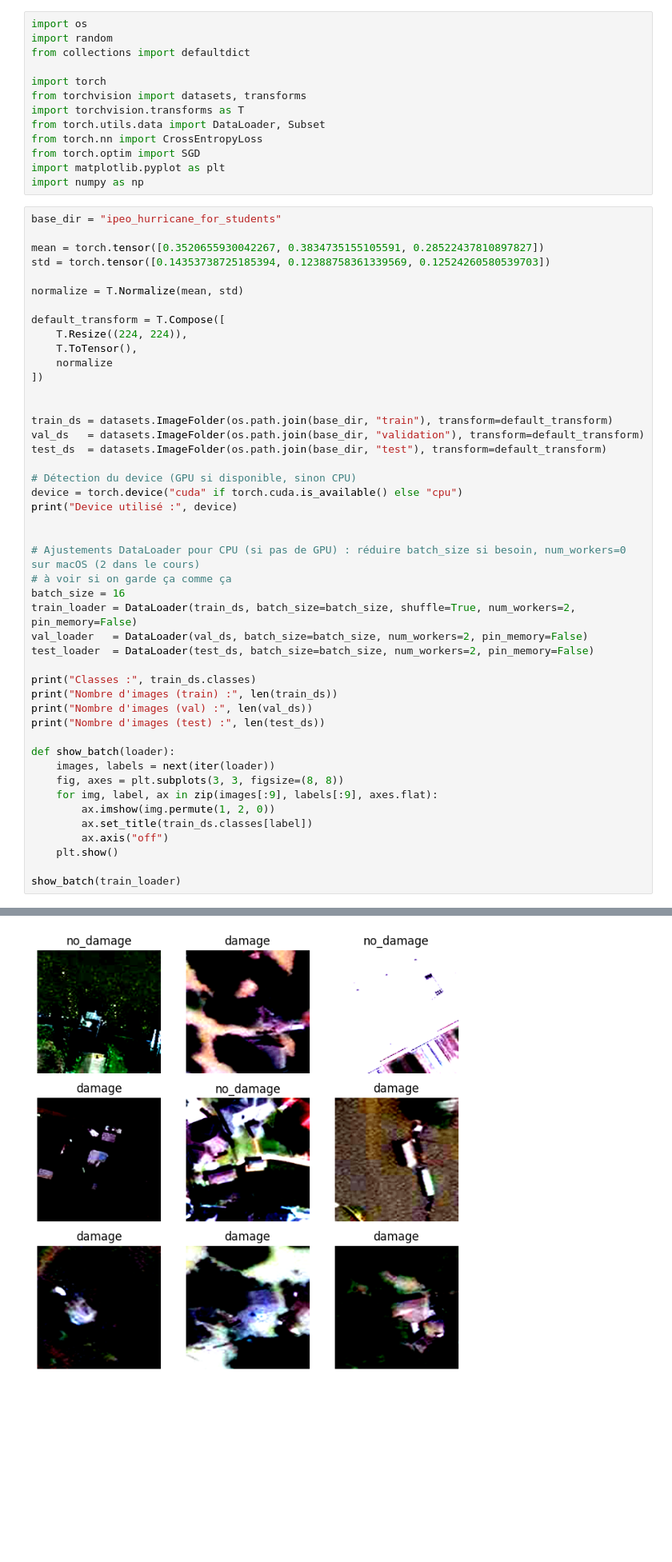
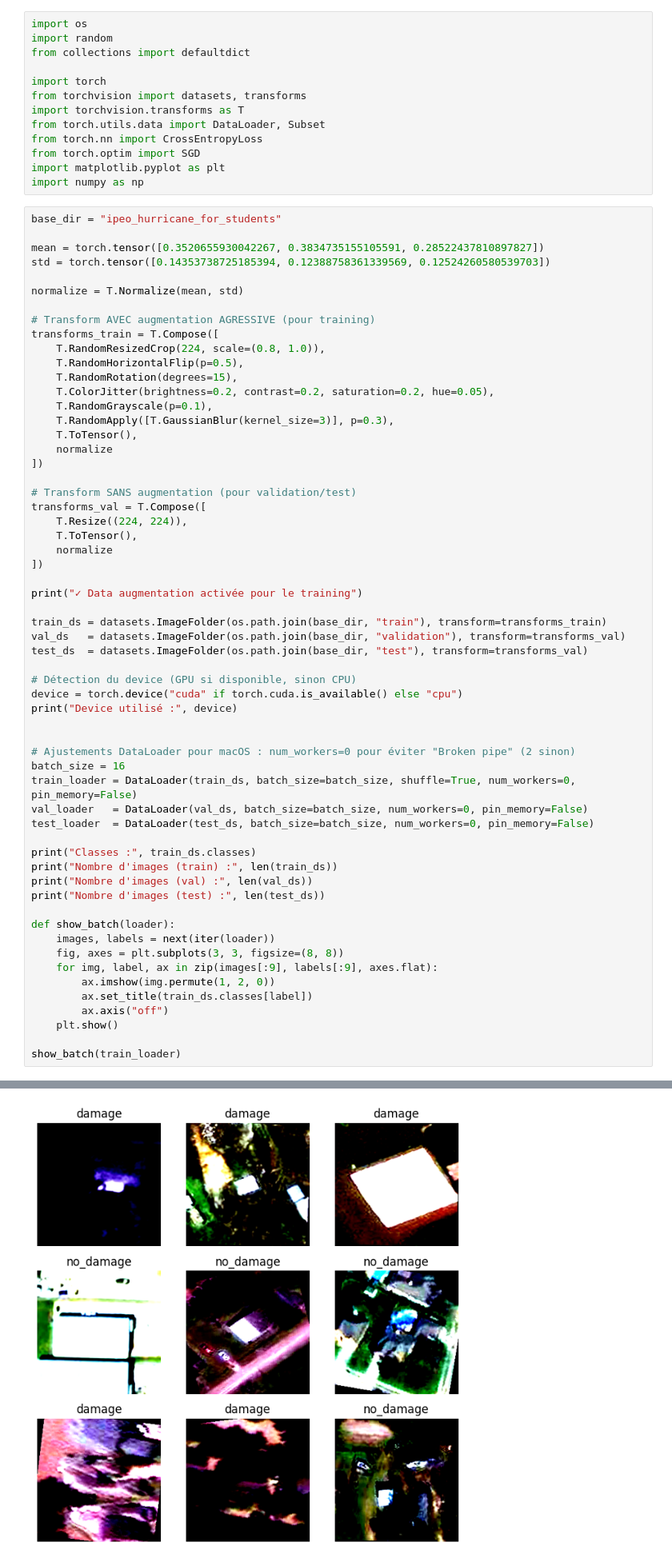
Before and after one commit to marioncalvo/IPEO_production, a Jupyter notebook: projet_resnet_augmentation.ipynb, the cells around one changed output, grey strips where cells are left out. Shown: that part at 80% size. Drawn from its saved outputs; the diff is of its cells as text; blank space fills up the shorter version.

Commit message:
ajouter l'augmentation dans le code

```diff
--- a/projet_resnet_augmentation.ipynb
+++ b/projet_resnet_augmentation.ipynb
@@ -23,28 +23,41 @@ std = torch.tensor([0.14353738725185394, 0.12388758361339569, 0.1252426058053970
 
 normalize = T.Normalize(mean, std)
 
-default_transform = T.Compose([
+# Transform AVEC augmentation AGRESSIVE (pour training)
+transforms_train = T.Compose([
+    T.RandomResizedCrop(224, scale=(0.8, 1.0)),
+    T.RandomHorizontalFlip(p=0.5),
+    T.RandomRotation(degrees=15),
+    T.ColorJitter(brightness=0.2, contrast=0.2, saturation=0.2, hue=0.05),
+    T.RandomGrayscale(p=0.1),
+    T.RandomApply([T.GaussianBlur(kernel_size=3)], p=0.3),
+    T.ToTensor(),
+    normalize
+])
+
+# Transform SANS augmentation (pour validation/test)
+transforms_val = T.Compose([
     T.Resize((224, 224)),
     T.ToTensor(),
     normalize
 ])
 
+print("✓ Data augmentation activée pour le training")
 
-train_ds = datasets.ImageFolder(os.path.join(base_dir, "train"), transform=default_transform)
-val_ds   = datasets.ImageFolder(os.path.join(base_dir, "validation"), transform=default_transform)
-test_ds  = datasets.ImageFolder(os.path.join(base_dir, "test"), transform=default_transform)
+train_ds = datasets.ImageFolder(os.path.join(base_dir, "train"), transform=transforms_train)
+val_ds   = datasets.ImageFolder(os.path.join(base_dir, "validation"), transform=transforms_val)
+test_ds  = datasets.ImageFolder(os.path.join(base_dir, "test"), transform=transforms_val)
 
 # Détection du device (GPU si disponible, sinon CPU)
 device = torch.device("cuda" if torch.cuda.is_available() else "cpu")
 print("Device utilisé :", device)
 
 
-# Ajustements DataLoader pour CPU (si pas de GPU) : réduire batch_size si besoin, num_workers=0 sur macOS (2 dans le cours)
-# à voir si on garde ça comme ça
+# Ajustements DataLoader pour macOS : num_workers=0 pour éviter "Broken pipe" (2 sinon)
 batch_size = 16
-train_loader = DataLoader(train_ds, batch_size=batch_size, shuffle=True, num_workers=2, pin_memory=False)
-val_loader   = DataLoader(val_ds, batch_size=batch_size, num_workers=2, pin_memory=False)
-test_loader  = DataLoader(test_ds, batch_size=batch_size, num_workers=2, pin_memory=False)
+train_loader = DataLoader(train_ds, batch_size=batch_size, shuffle=True, num_workers=0, pin_memory=False)
+val_loader   = DataLoader(val_ds, batch_size=batch_size, num_workers=0, pin_memory=False)
+test_loader  = DataLoader(test_ds, batch_size=batch_size, num_workers=0, pin_memory=False)
 
 print("Classes :", train_ds.classes)
 print("Nombre d'images (train) :", len(train_ds))
@@ -83,4 +93,4 @@ Clipping input data to the valid range for imshow with RGB data ([0..1] for floa
-[figure, old version]
+[figure, new version]
 # %% [markdown]
 ### Model loading
 # %%
```
Also changed, not shown: parts of 2 cells of this notebook.
